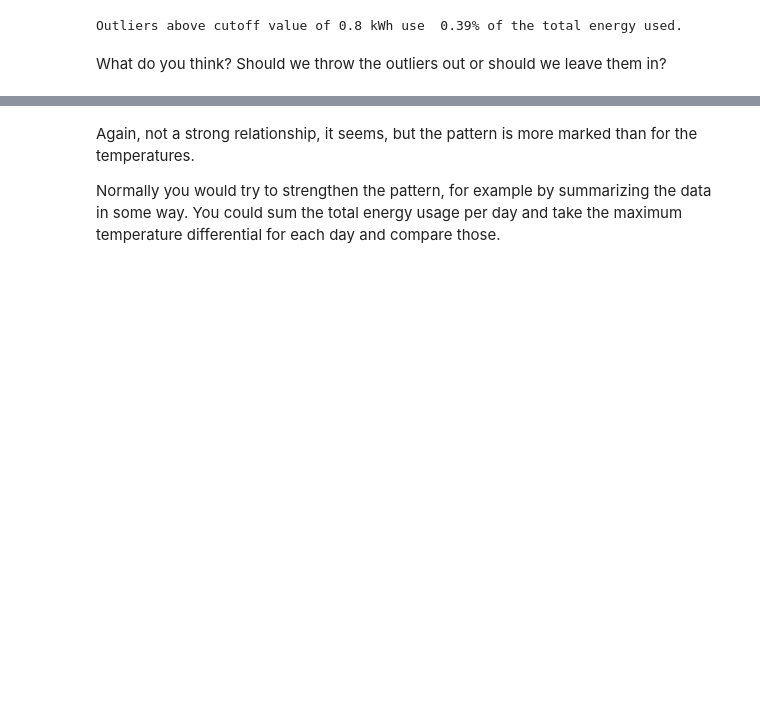
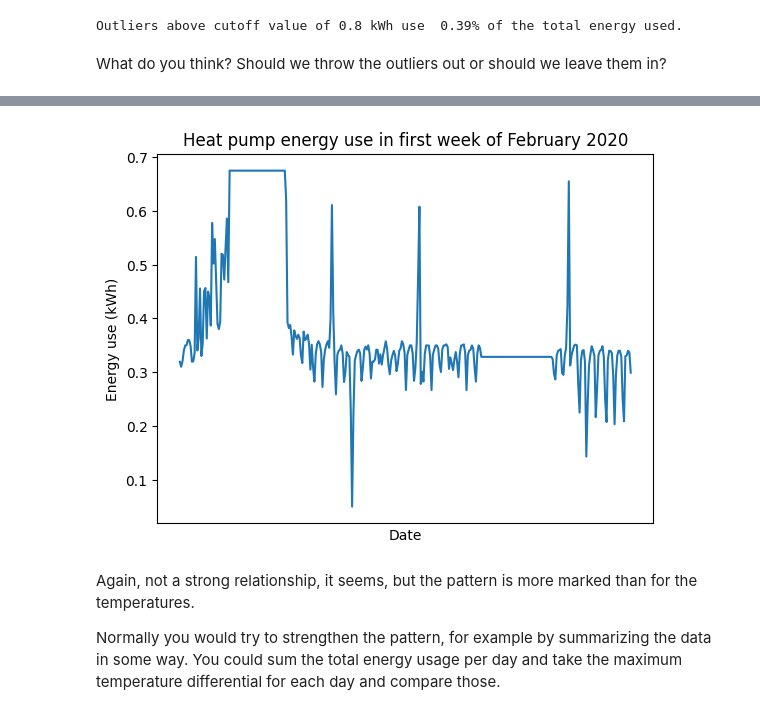
Before and after one commit to AIM-MADS-DATEXP/workshop-distributions-correlations, a Jupyter notebook: notebooks/distributions_correlations.ipynb, the cells around one changed output, grey strips where cells are left out. Drawn from its saved outputs; the diff is of its cells as text; code cells hidden in the pictures; blank space fills up the shorter version.

```diff
--- a/notebooks/distributions_correlations.ipynb
+++ b/notebooks/distributions_correlations.ipynb
@@ -189,3 +192,22 @@ Unfortunately, the pattern is not very obvious. Maybe it helps to plot the relat
+# %%
+# The data set does not contain day numbers (only week day numbers).
+# We need to convert the "Timestamp" column to a proper timestamp datatype
+# so we can extract the day of the month from it.
+dfhp['ts_fixed'] = pd.to_datetime(dfhp['timestamp'])
+dfhp['day_month'] = dfhp['ts_fixed'].dt.day
+
+dfhp_feb_wk1 = dfhp.loc[(dfhp['year'] == 2020) & (dfhp['month'] == 1) & (dfhp['day_month'] <= 7)]
+fig, ax = plt.subplots()
+plt.plot(dfhp_feb_wk1['timestamp'], dfhp_feb_wk1['E_warmtepomp'])
+ax.set_title("Heat pump energy use in first week of February 2020")
+ax.set_ylabel("Energy use (kWh)")
+ax.set_xlabel("Date")
+# ax.set_xticklabels([])
+ax.set_xticks([])
+plt.show()
+# dfhp_feb_wk1
+# %% [output]
+[figure, added]
 # %%
 # Code for plotting the relationship between energy usage and the month number goes here.
 # %% [markdown]
```
Also changed, not shown: parts of 10 cells of this notebook.
